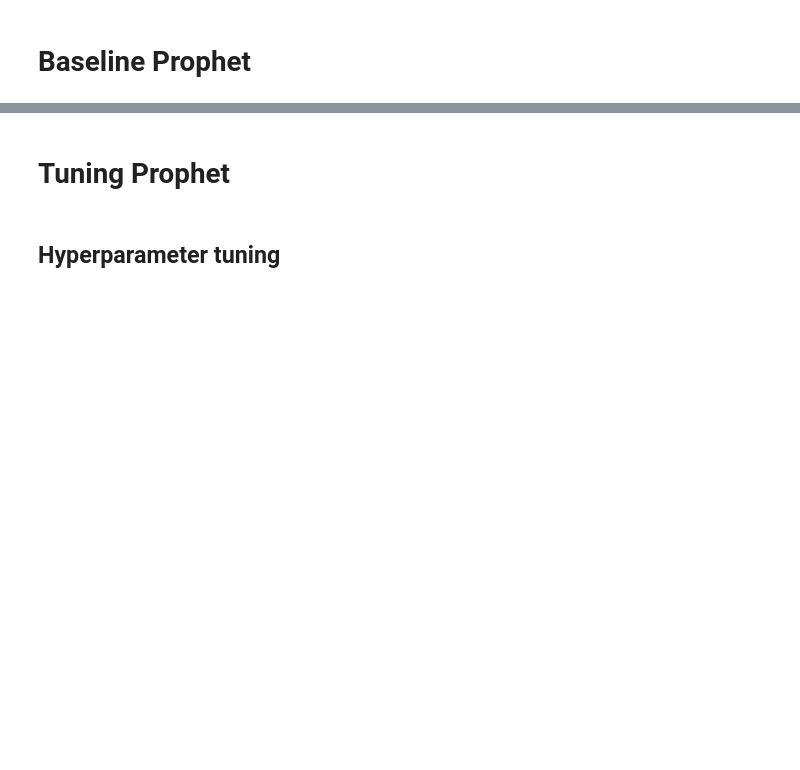
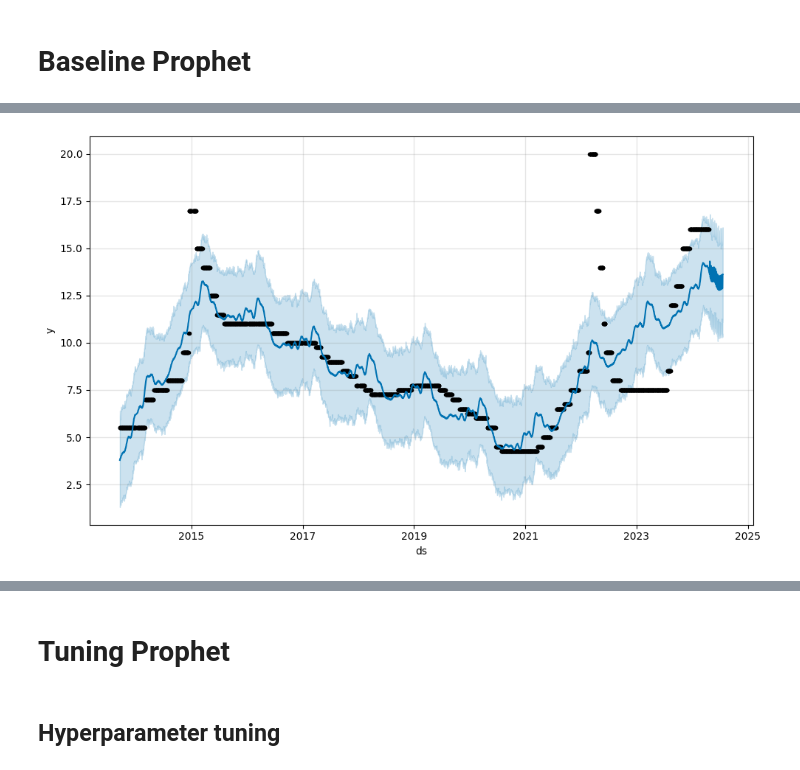
Before and after one commit to myxa95/01_Prediction_of_the_key_rate_in_the_Russian_Federation, a Jupyter notebook: notebooks/Baseline_Tuning.ipynb, the cells around one changed output, grey strips where cells are left out. Cells and saved outputs as stored; diff of their text form; code cells hidden in the pictures; blank space fills up the shorter version.

```diff
--- a/notebooks/Baseline_Tuning.ipynb
+++ b/notebooks/Baseline_Tuning.ipynb
@@ -41,0 +43,3 @@ df_test['ds'] = pd.to_datetime(df_test['ds'], format='%Y-%m-%d', dayfirst=True)
+# %%
+prophet_baseline = Prophet()
+prophet_baseline.fit(df)
@@ -41,0 +50,3 @@ df_test['ds'] = pd.to_datetime(df_test['ds'], format='%Y-%m-%d', dayfirst=True)
+# %%
+future = prophet_baseline.make_future_dataframe(periods=90)
+future.tail()
@@ -41,0 +60,3 @@ df_test['ds'] = pd.to_datetime(df_test['ds'], format='%Y-%m-%d', dayfirst=True)
+# %%
+forecast = prophet_baseline.predict(future)
+forecast[['ds', 'yhat', 'yhat_lower', 'yhat_upper']].tail()
@@ -41,0 +70,4 @@ df_test['ds'] = pd.to_datetime(df_test['ds'], format='%Y-%m-%d', dayfirst=True)
+# %%
+fig1 = prophet_baseline.plot(forecast)
+# %% [output]
+[figure, added]
```
Also changed, not shown: parts of 10 cells of this notebook, 5 other files.
